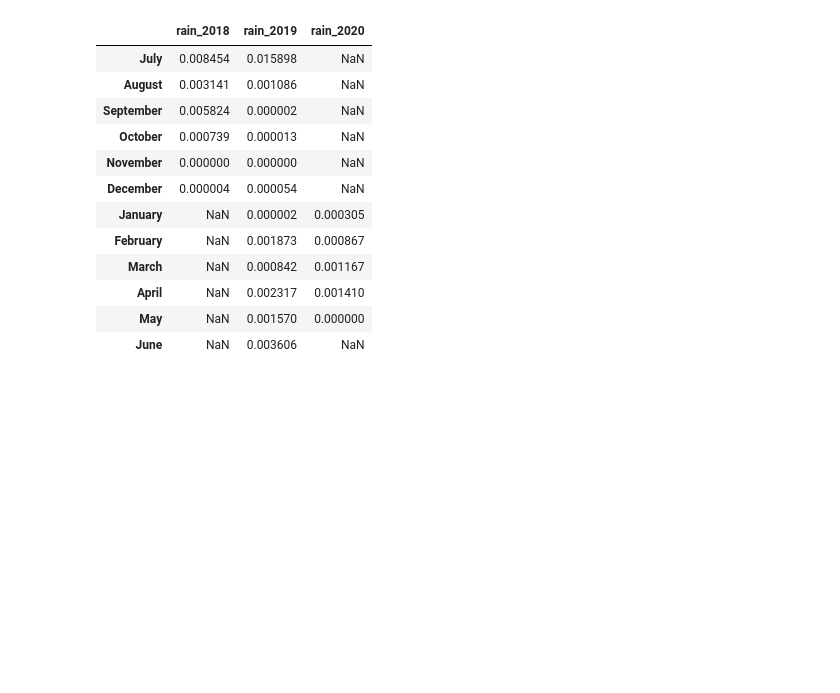
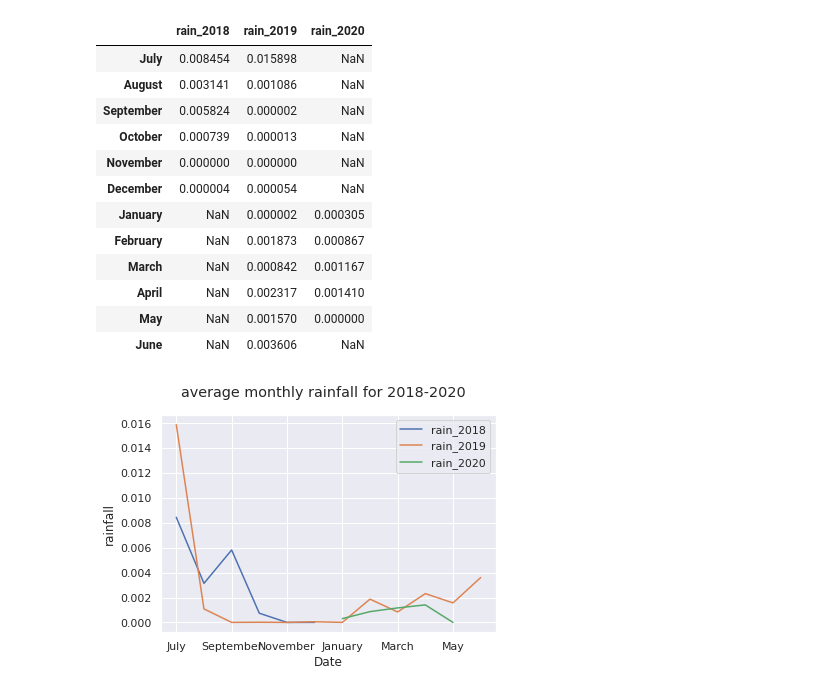
Before and after one commit to mietekdom/Nepal---Solar-Radiation-Measurments, a Jupyter notebook: Nepal_solar_radiation.ipynb, the cells around one changed output. Cells and saved outputs as stored; diff of their text form; code cells hidden in the pictures; blank space fills up the shorter version.

```diff
--- a/Nepal_solar_radiation.ipynb
+++ b/Nepal_solar_radiation.ipynb
@@ -208,3 +208,10 @@ df_all
 | April | NaN | 0.002317 | 0.001410 |
 | May | NaN | 0.001570 | 0.000000 |
 | June | NaN | 0.003606 | NaN |
+# %%
+_ = df_all.plot()
+_ = plt.suptitle('average monthly rainfall for 2018-2020')
+_ = plt.xlabel('Date')
+_ = plt.ylabel('rainfall')
+# %% [output]
+[figure, added]
```
